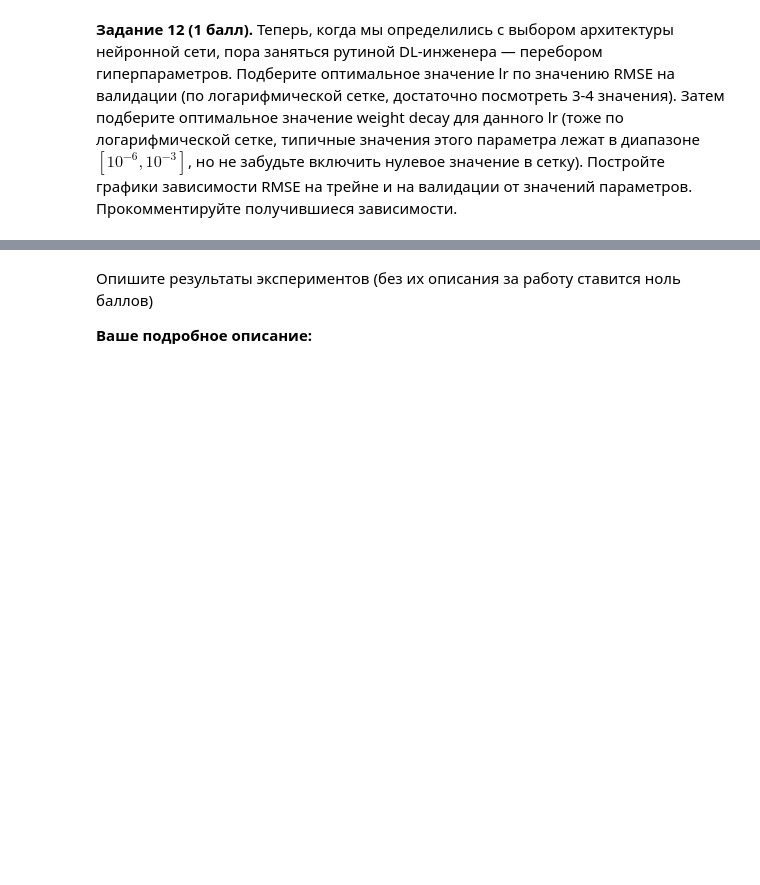
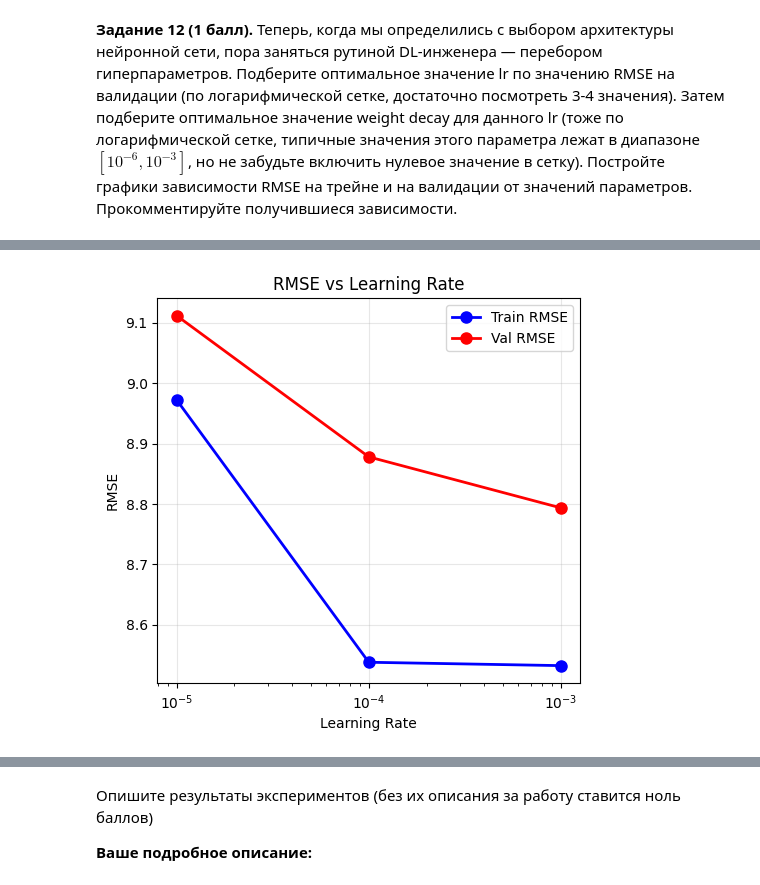
Before and after one commit to pixi2102/iad-intro-ds, a Jupyter notebook: 2025/homeworks/homework_01.ipynb, the cells around one changed output, grey strips where cells are left out. Saved outputs shown, nothing was run; the diff lists cells and outputs as text; code cells hidden in the pictures; blank space fills up the shorter version.

```diff
--- a/2025/homeworks/homework_01.ipynb
+++ b/2025/homeworks/homework_01.ipynb
@@ -892,0 +891,37 @@ __Ваше подробное описание:__
+# %%
+rates = [1e-5, 1e-4, 1e-3]
+lr_results = []
+
+for lr in rates:
+    model = RegressionSigmoidNN(X_train_normalized.shape[1])
+    criterion = nn.MSELoss()
+    optimizer = optim.Adam(model.parameters(), lr=lr)
+    train(model, optimizer, criterion, train_loader, val_loader, epochs=4)
+
+    predictions,y_true= predict(model, train_loader)
+    predictions=denormalize(predictions).numpy().flatten()
+    y_true=denormalize(y_true).numpy().flatten()
+    rmse_train = rmse(predictions, y_true)
+
+    predictions,y_true= predict(model, val_loader)
+    predictions=denormalize(predictions).numpy().flatten()
+    y_true=denormalize(y_true).numpy().flatten()
+    rmse_val = rmse(predictions, y_true)
+    lr_results.append({
+        'lr': lr,
+        'rmse_train': rmse_train,
+        'rmse_val': rmse_val
+    })
+best_lr = min(lr_results, key=lambda x: x['rmse_val'])['lr']
+print(f"\nОптимальный learning rate: {best_lr} (Val RMSE: {min(lr_results, key=lambda x: x['rmse_val'])['rmse_val']:.6f})")
+
+plt.figure(figsize=(12, 5))
+plt.subplot(1, 2, 1)
+plt.semilogx([r['lr'] for r in lr_results], [r['rmse_train'] for r in lr_results], 'o-b', label='Train RMSE', linewidth=2, markersize=8)
+plt.semilogx([r['lr'] for r in lr_results], [r['rmse_val'] for r in lr_results], 'o-r', label='Val RMSE', linewidth=2, markersize=8)
+plt.xlabel('Learning Rate')
+plt.ylabel('RMSE')
+plt.title('RMSE vs Learning Rate')
+plt.legend()
+plt.grid(True, alpha=0.3)
+# %% [output]
@@ -892,0 +942 @@ __Ваше подробное описание:__
+[figure, added]
```
Also changed, not shown: parts of 14 cells of this notebook.
